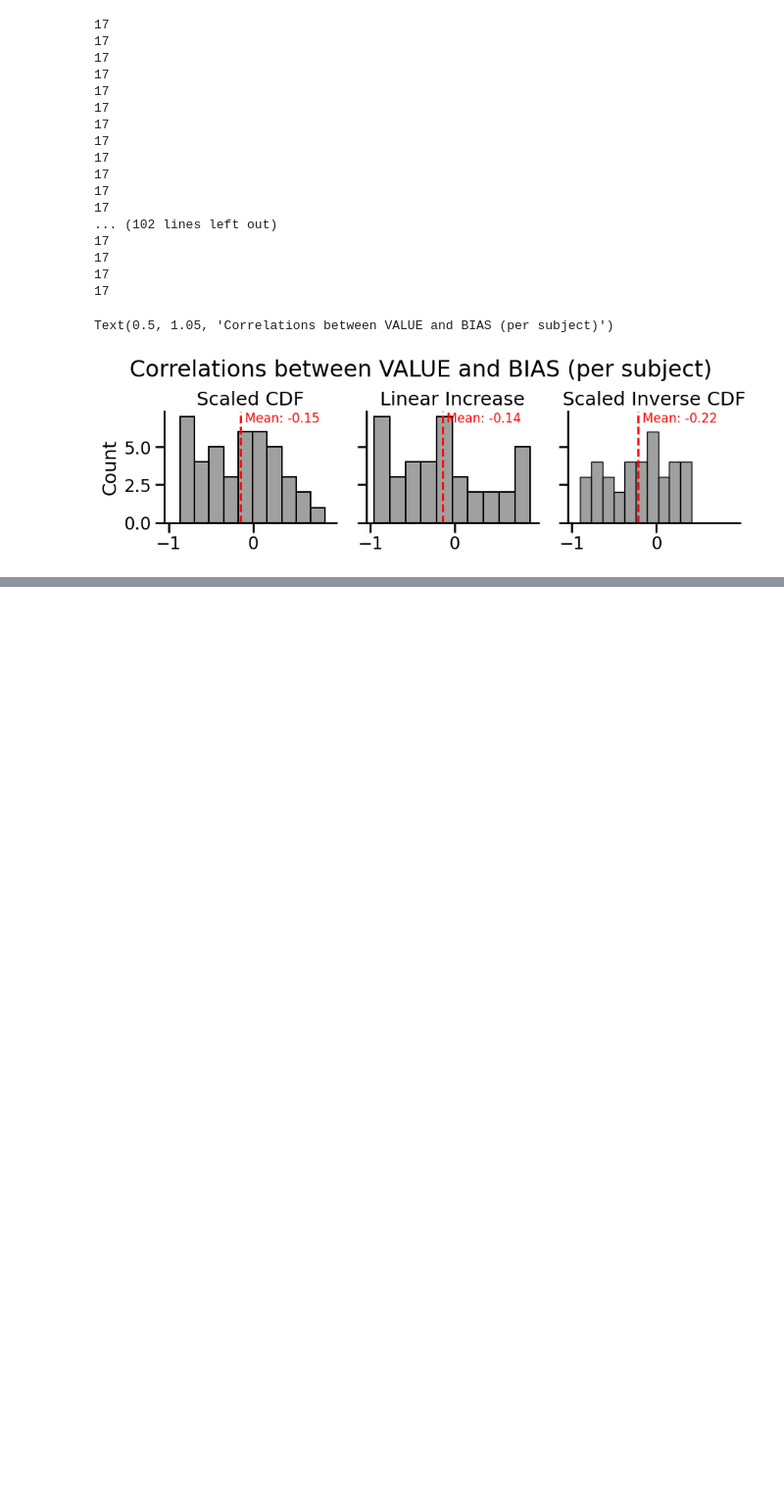
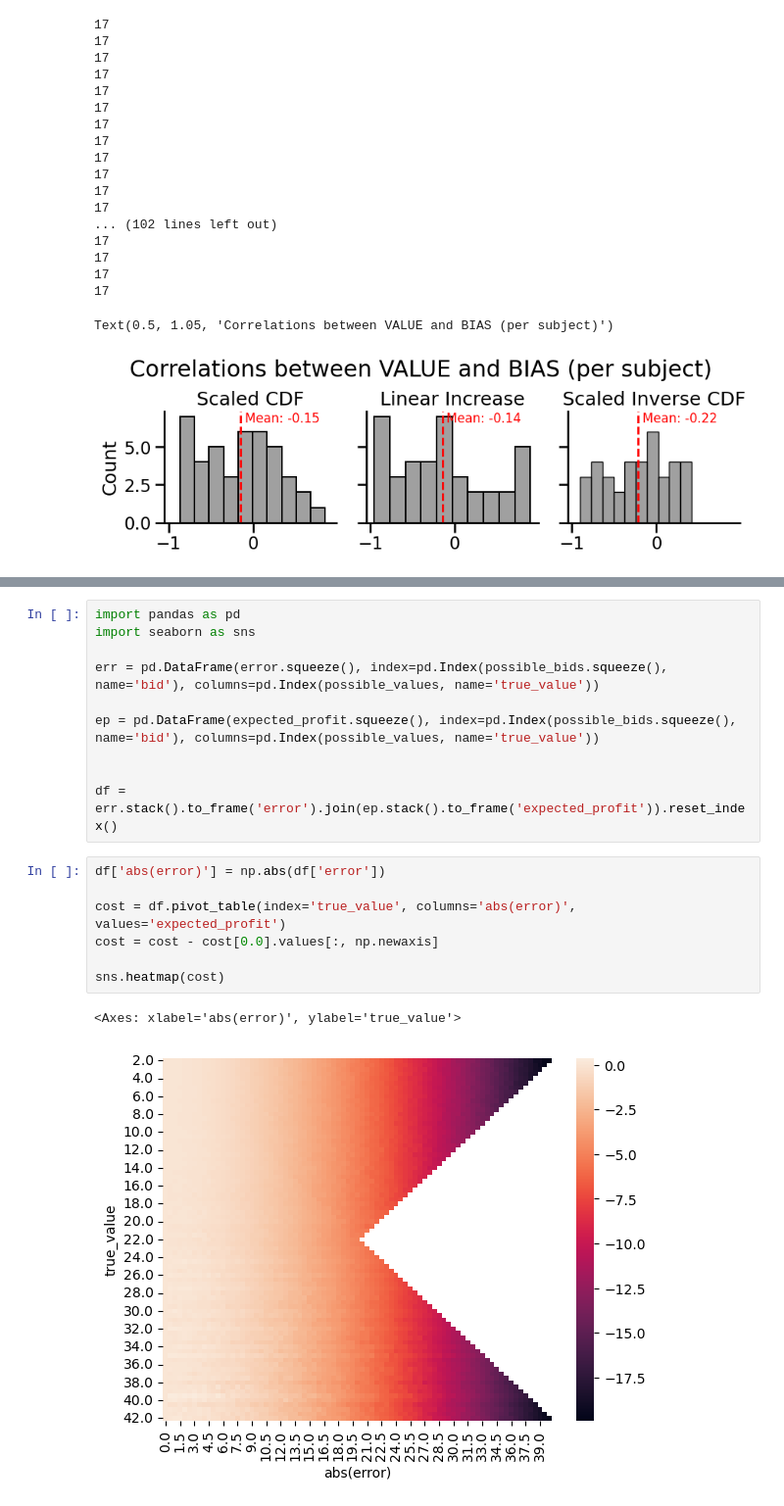
Before and after one commit to Gilles86/abstract_values, a Jupyter notebook: notebooks/plots.ipynb, the cells around one changed output, grey strips where cells are left out. Shown at 98% size. Drawn from its saved outputs; the diff is of its cells as text; blank space fills up the shorter version.

```diff
--- a/notebooks/plots.ipynb
+++ b/notebooks/plots.ipynb
@@ -1152,0 +1215,20 @@ Text(0.5, 1.05, 'Correlations between VALUE and BIAS (per subject)')
+# %%
+import pandas as pd
+import seaborn as sns
+
+err = pd.DataFrame(error.squeeze(), index=pd.Index(possible_bids.squeeze(), name='bid'), columns=pd.Index(possible_values, name='true_value'))
+
+ep = pd.DataFrame(expected_profit.squeeze(), index=pd.Index(possible_bids.squeeze(), name='bid'), columns=pd.Index(possible_values, name='true_value'))
+
+
+df = err.stack().to_frame('error').join(ep.stack().to_frame('expected_profit')).reset_index()
+# %%
+df['abs(error)'] = np.abs(df['error'])
+
+cost = df.pivot_table(index='true_value', columns='abs(error)', values='expected_profit')
+cost = cost - cost[0.0].values[:, np.newaxis]
+
+sns.heatmap(cost)
+# %% [output]
+<Axes: xlabel='abs(error)', ylabel='true_value'>
+[figure, added]
```
Also changed, not shown: parts of 13 cells of this notebook.
